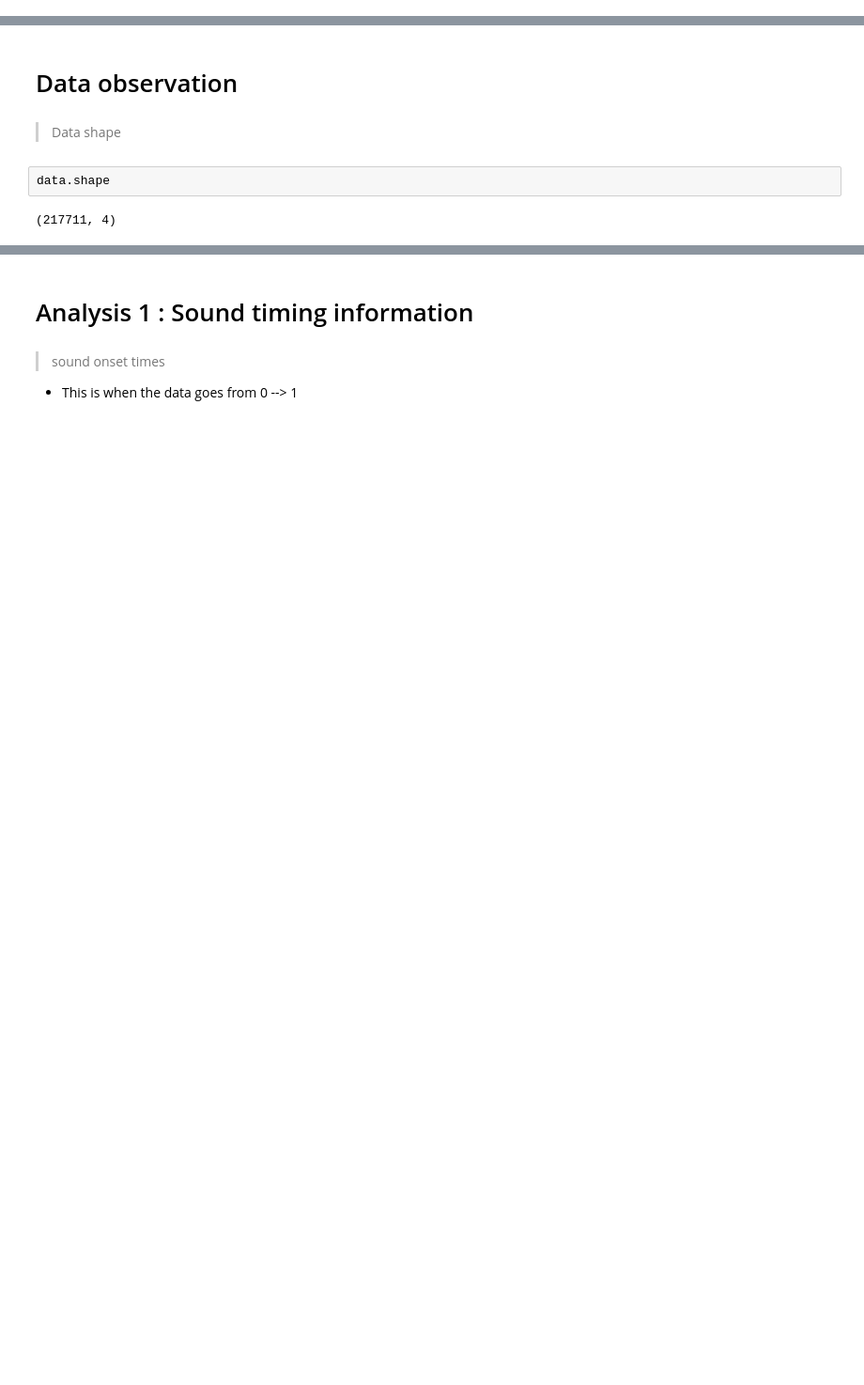
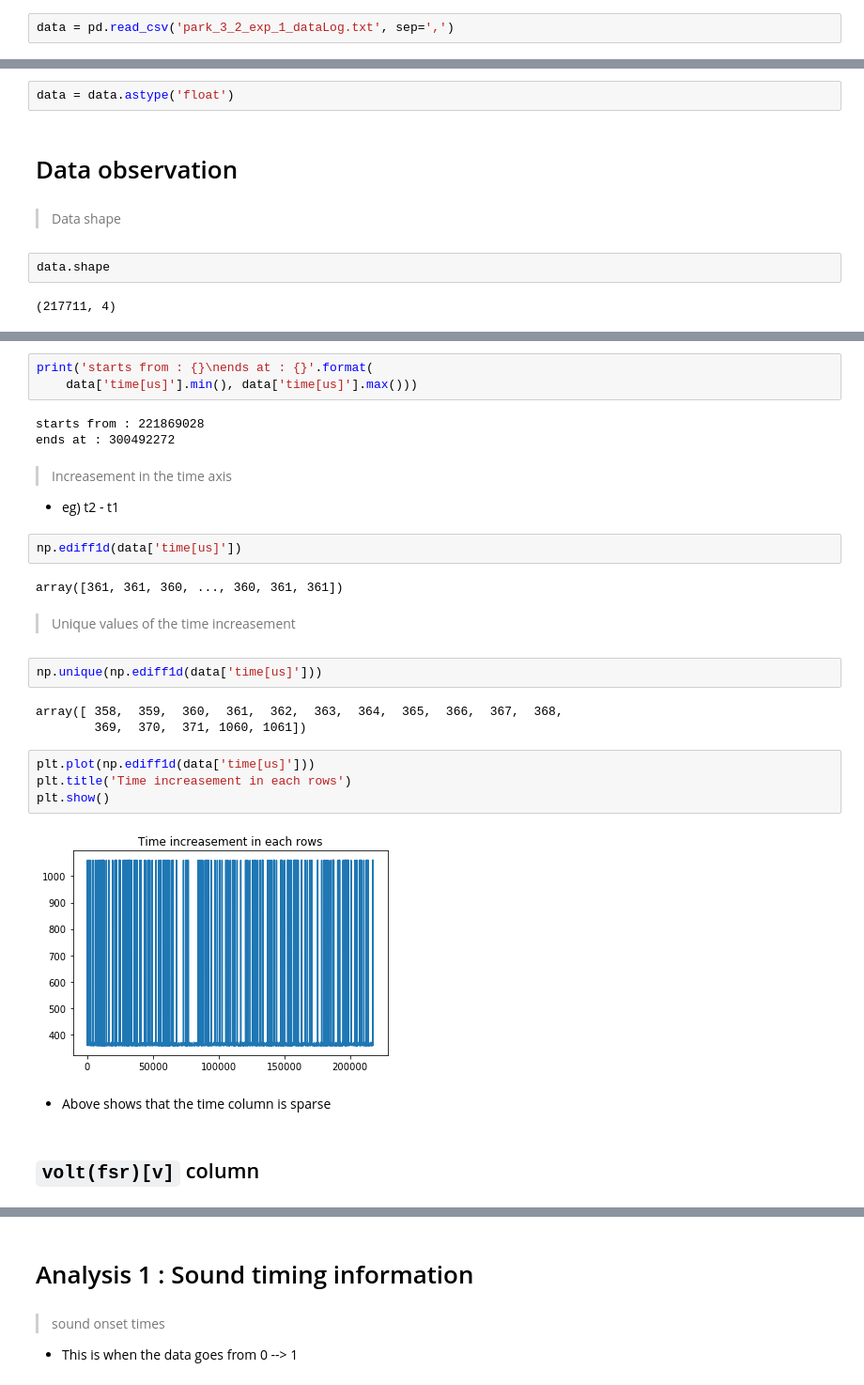
Before and after one commit to kcho/temporal_recalibration, a Jupyter notebook: Untitled.ipynb, the cells around one changed output, grey strips where cells are left out. Shown: that part at 94% size. Drawn from its saved outputs; the diff is of its cells as text; blank space fills up the shorter version.

Commit message:
array order to time[us]

```diff
--- a/Untitled.ipynb
+++ b/Untitled.ipynb
@@ -20,0 +22,2 @@ data = np.loadtxt('park_3_2_exp_1_dataLog.txt', skiprows=1, delimiter=',')
+# %%
+data = pd.read_csv('park_3_2_exp_1_dataLog.txt', sep=',')
@@ -21,3 +35,5 @@ data = np.loadtxt('park_3_2_exp_1_dataLog.txt', skiprows=1, delimiter=',')
+# %%
+data = data.astype('float')
 # %% [markdown]
 # Data observation
 # %% [markdown]
@@ -28,0 +69,31 @@ data.shape
+# %%
+print('starts from : {}\nends at : {}'.format(
+    data['time[us]'].min(), data['time[us]'].max()))
+# %% [output]
+starts from : 221869028
+ends at : 300492272
+# %% [markdown]
+> Increasement in the time axis
+
+- eg) t2 - t1
+# %%
+np.ediff1d(data['time[us]'])
+# %% [output]
+array([361, 361, 360, ..., 360, 361, 361])
+# %% [markdown]
+> Unique values of the time increasement
+# %%
+np.unique(np.ediff1d(data['time[us]']))
+# %% [output]
+array([ 358,  359,  360,  361,  362,  363,  364,  365,  366,  367,  368,
+        369,  370,  371, 1060, 1061])
+# %%
+plt.plot(np.ediff1d(data['time[us]']))
+plt.title('Time increasement in each rows')
+plt.show()
+# %% [output]
+[figure, added]
+# %% [markdown]
+- Above shows that the time column is sparse
+# %% [markdown]
+## `volt(fsr)[v]` column
```
Also changed, not shown: parts of 28 cells of this notebook.
